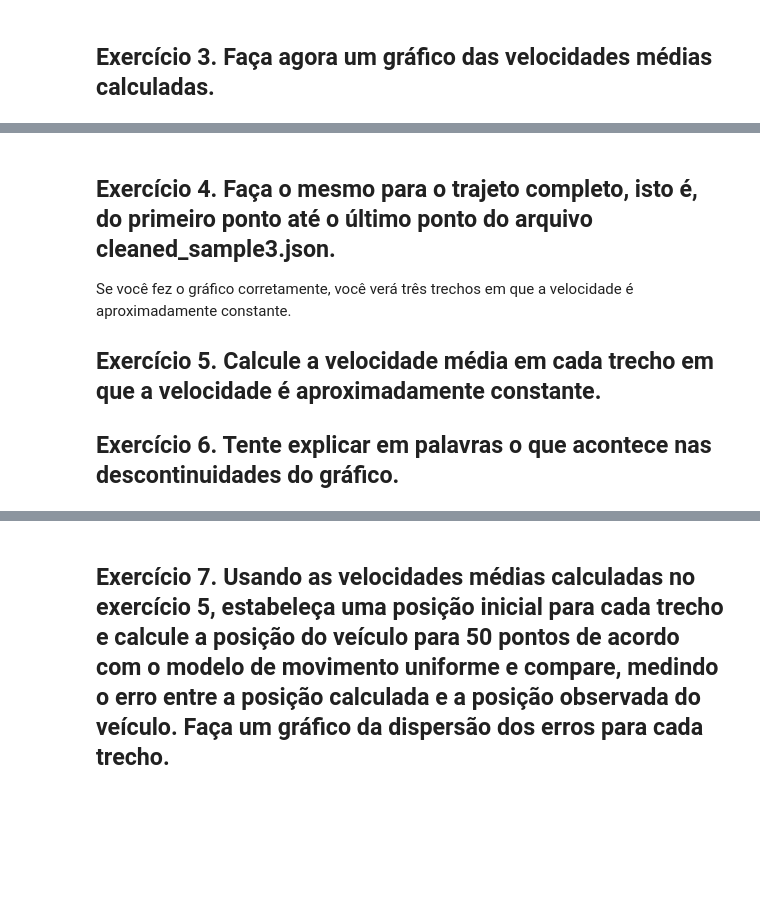
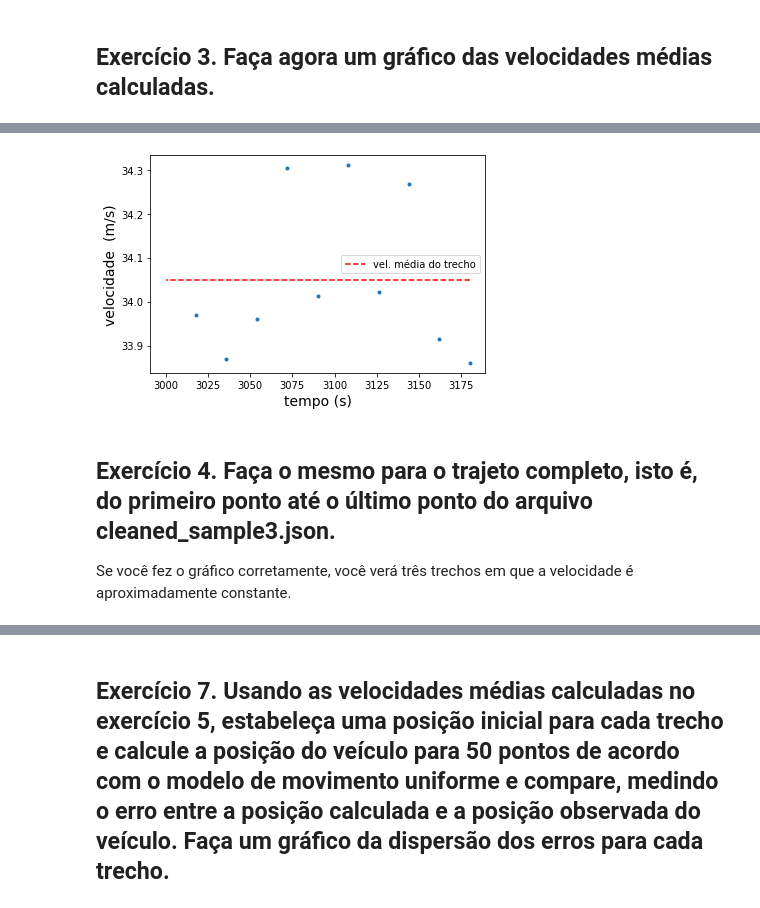
Before and after one commit to Cilinaldo/MAC0209, a Jupyter notebook: atividade_3/MAC0209-Ex3.ipynb, the cells around one changed output, grey strips where cells are left out. Cells and saved outputs as stored; diff of their text form; code cells hidden in the pictures; blank space fills up the shorter version.

```diff
--- a/atividade_3/MAC0209-Ex3.ipynb
+++ b/atividade_3/MAC0209-Ex3.ipynb
@@ -254,8 +309,12 @@ NameError: name 'distancias' is not defined
+# %%
+fig, ax0 = plot_dist_time(velocidades, tempos[1:], marker='.');
+plt.hlines(velocidade_media, tempos[-1], tempos[0], colors='red', linestyle='--', label='vel. média do trecho');
+plt.legend(loc='center right');
+plt.xlabel('tempo (s)');
+plt.ylabel('velocidade  (m/s)');
+# %% [output]
+[figure, added]
 # %% [markdown]
 ## Exercício 4. Faça o mesmo para o trajeto completo, isto é, do primeiro ponto até o último ponto do arquivo cleaned_sample3.json.
 
 Se você fez o gráfico corretamente, você verá três trechos em que a velocidade é aproximadamente constante.
-
-## Exercício 5. Calcule a velocidade média em cada trecho em que a velocidade é aproximadamente constante.
-
-## Exercício 6. Tente explicar em palavras o que acontece nas descontinuidades do gráfico.
```
Also changed, not shown: parts of 23 cells of this notebook, 3 other files.
